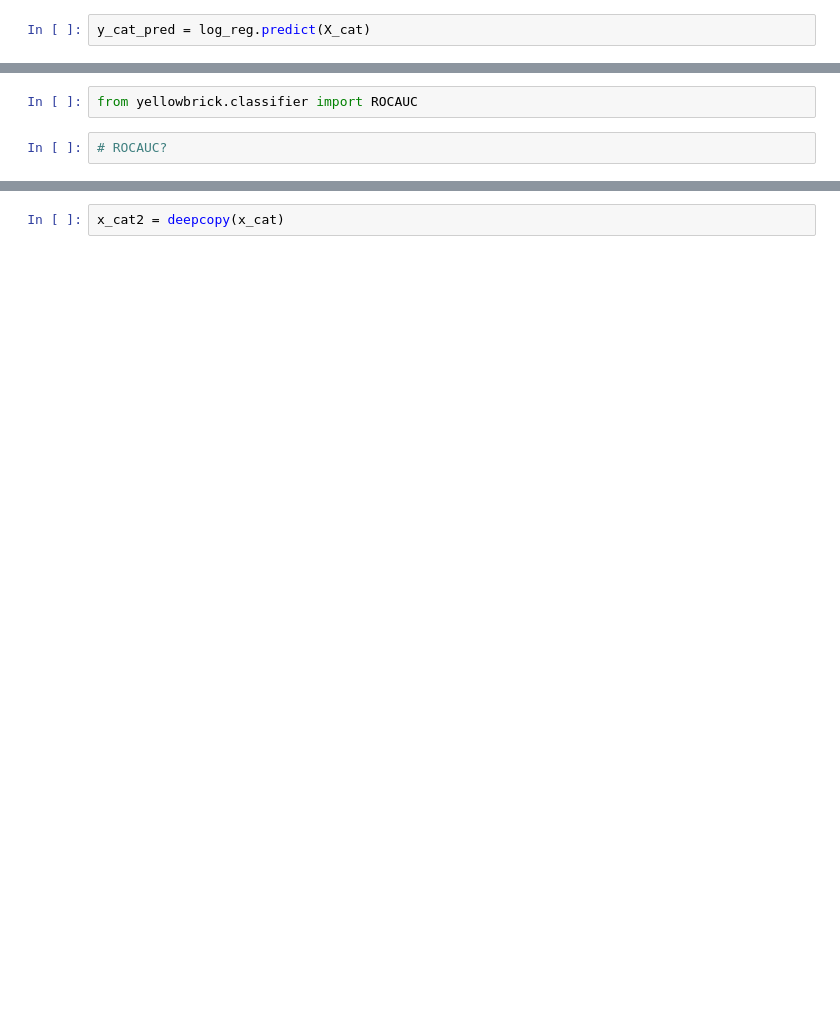
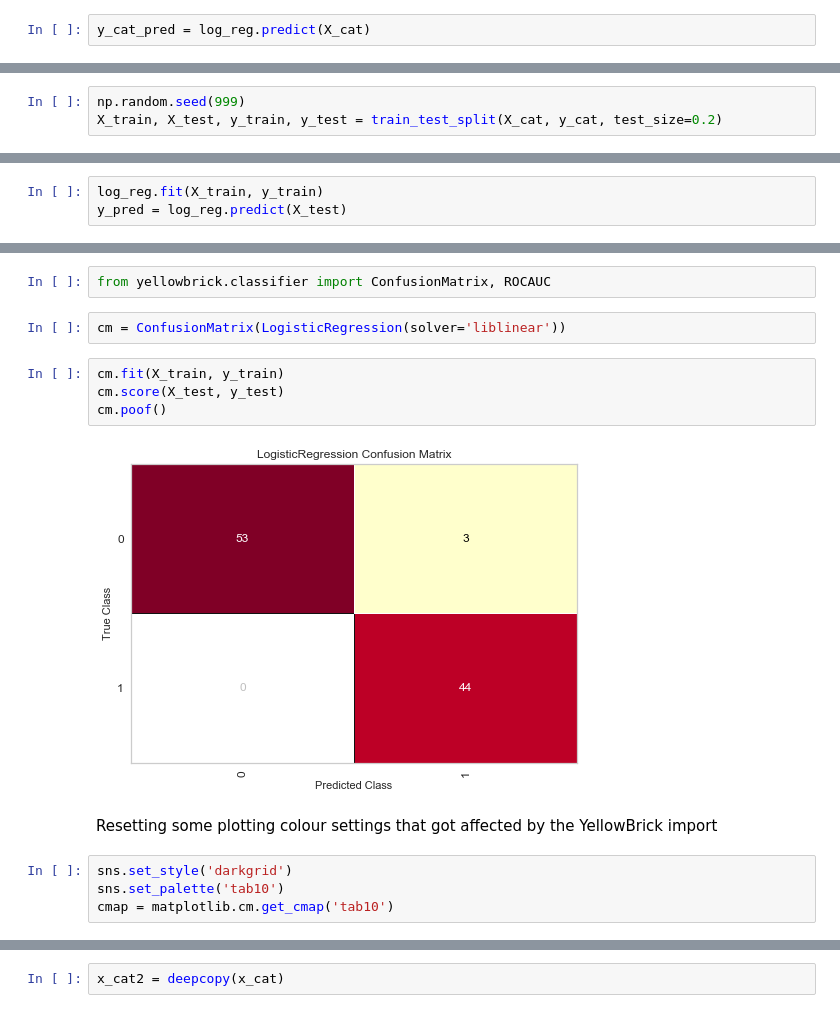
Before and after one commit to timvg80/pydata_cardiff_workshop2, a Jupyter notebook: scikit_learn_workshop.ipynb, the cells around one changed output, grey strips where cells are left out. Drawn from its saved outputs; the diff is of its cells as text; blank space fills up the shorter version.

```diff
--- a/scikit_learn_workshop.ipynb
+++ b/scikit_learn_workshop.ipynb
@@ -252,0 +351,3 @@ ax.plot(x_sig, sig_fitted, linewidth=3, c='r');
+# %%
+np.random.seed(999)
+X_train, X_test, y_train, y_test = train_test_split(X_cat, y_cat, test_size=0.2)
@@ -252,0 +362,3 @@ ax.plot(x_sig, sig_fitted, linewidth=3, c='r');
+# %%
+log_reg.fit(X_train, y_train)
+y_pred = log_reg.predict(X_test)
@@ -253,4 +380,16 @@ ax.plot(x_sig, sig_fitted, linewidth=3, c='r');
 # %%
-from yellowbrick.classifier import ROCAUC
+from yellowbrick.classifier import ConfusionMatrix, ROCAUC
-# %%
-# ROCAUC?
+# %%
+cm = ConfusionMatrix(LogisticRegression(solver='liblinear'))
+# %%
+cm.fit(X_train, y_train)
+cm.score(X_test, y_test)
+cm.poof()
+# %% [output]
+[figure, added]
+# %% [markdown]
+Resetting some plotting colour settings that got affected by the YellowBrick import
+# %%
+sns.set_style('darkgrid')
+sns.set_palette('tab10')
+cmap = matplotlib.cm.get_cmap('tab10')
```
Also changed, not shown: parts of 173 cells of this notebook, 3 other files.
